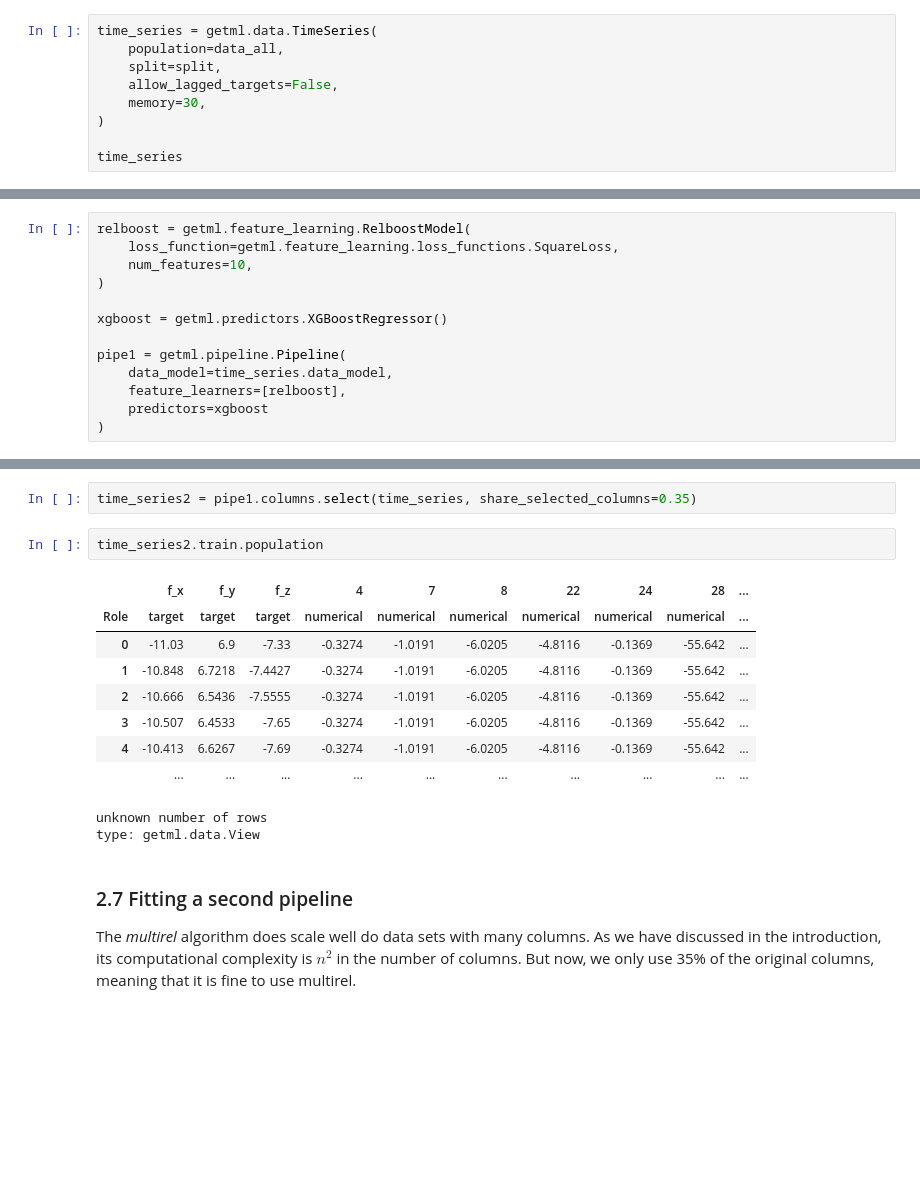
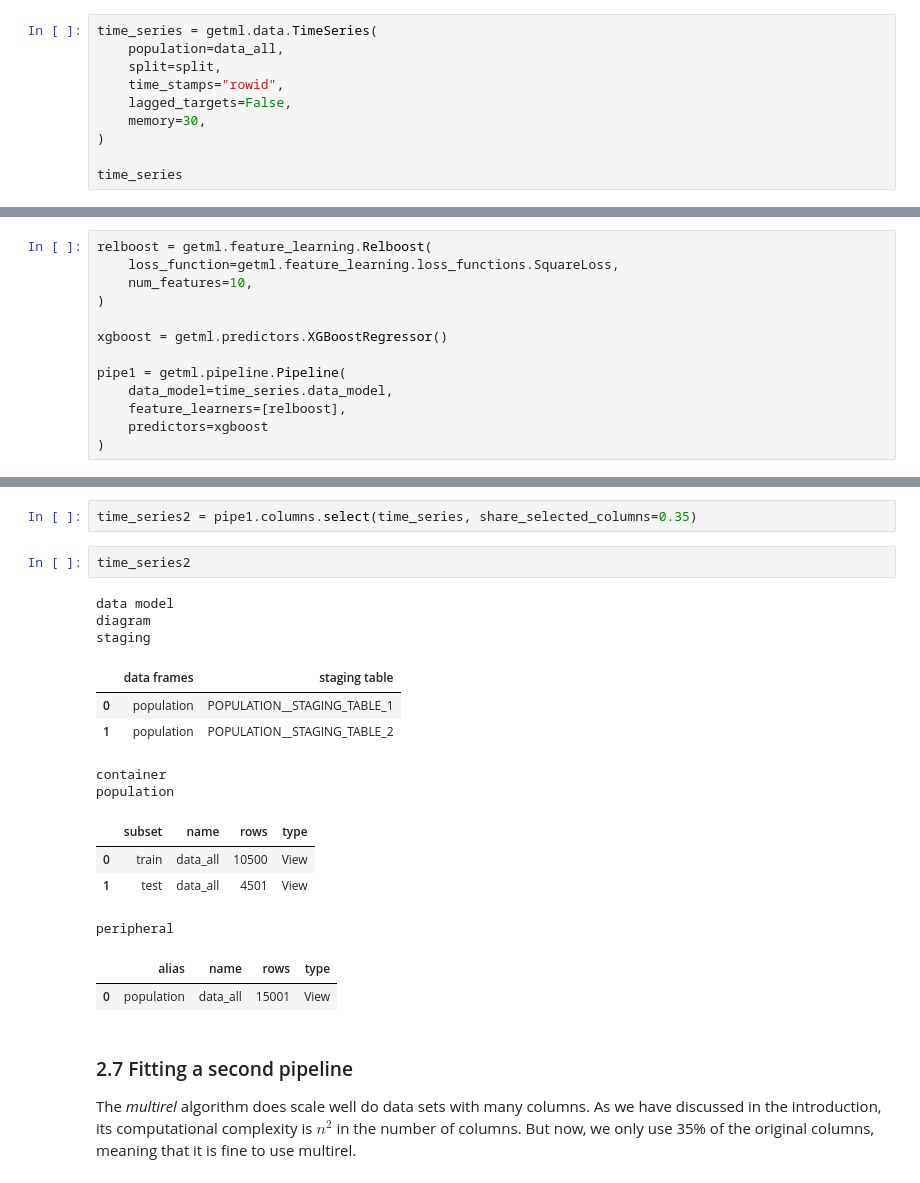
Before and after one commit to getml/getml-demo, a Jupyter notebook: robot.ipynb, the cells around one changed output, grey strips where cells are left out. Saved outputs shown, nothing was run; the diff lists cells and outputs as text; blank space fills up the shorter version.

```diff
--- a/robot.ipynb
+++ b/robot.ipynb
@@ -185,7 +185,8 @@ type: StringColumnView
 time_series = getml.data.TimeSeries(
     population=data_all,
     split=split,
-    allow_lagged_targets=False,
+    time_stamps="rowid",
+    lagged_targets=False,
     memory=30,
 )
 
@@ -207,7 +213,7 @@ peripheral
 
 We then build a pipeline based on the *relboost* algorithm with *xgboost* as our predictor.
 # %%
-relboost = getml.feature_learning.RelboostModel(
+relboost = getml.feature_learning.Relboost(
     loss_function=getml.feature_learning.loss_functions.SquareLoss,
     num_features=10,
 )
@@ -399,18 +413,22 @@ The `.select(...)` returns a new column, in which the unimportant columns have b
 # %%
 time_series2 = pipe1.columns.select(time_series, share_selected_columns=0.35)
 # %%
-time_series2.train.population
+time_series2
 # %% [output]
+data model
+diagram
+staging
-|  | f_x | f_y | f_z | 4 | 7 | 8 | 22 | 24 | 28 | ... |
-| Role | target | target | target | numerical | numerical | numerical | numerical | numerical | numerical | ... |
-| 0 | -11.03 | 6.9 | -7.33 | -0.3274 | -1.0191 | -6.0205 | -4.8116 | -0.1369 | -55.642 | ... |
-| 1 | -10.848 | 6.7218 | -7.4427 | -0.3274 | -1.0191 | -6.0205 | -4.8116 | -0.1369 | -55.642 | ... |
-| 2 | -10.666 | 6.5436 | -7.5555 | -0.3274 | -1.0191 | -6.0205 | -4.8116 | -0.1369 | -55.642 | ... |
-| 3 | -10.507 | 6.4533 | -7.65 | -0.3274 | -1.0191 | -6.0205 | -4.8116 | -0.1369 | -55.642 | ... |
-| 4 | -10.413 | 6.6267 | -7.69 | -0.3274 | -1.0191 | -6.0205 | -4.8116 | -0.1369 | -55.642 | ... |
-|  | ... | ... | ... | ... | ... | ... | ... | ... | ... | ... |
+|  | data frames | staging table |
+| 0 | population | POPULATION__STAGING_TABLE_1 |
+| 1 | population | POPULATION__STAGING_TABLE_2 |
-unknown number of rows
-type: getml.data.View
+container
+population
+|  | subset | name | rows | type |
+| 0 | train | data_all | 10500 | View |
+| 1 | test | data_all | 4501 | View |
+peripheral
+|  | alias | name | rows | type |
+| 0 | population | data_all | 15001 | View |
 # %% [markdown]
 ### 2.7 Fitting a second pipeline
 
```
Also changed, not shown: parts of 18 cells of this notebook.
